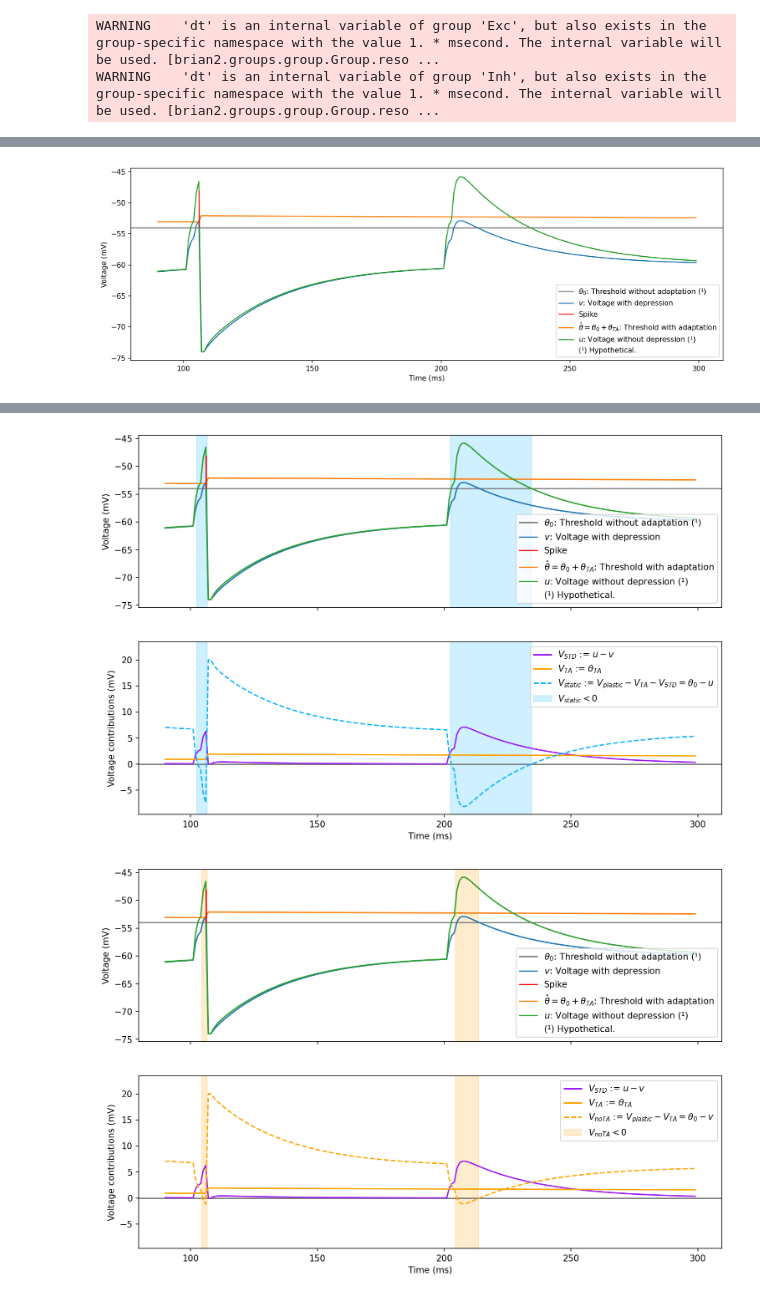
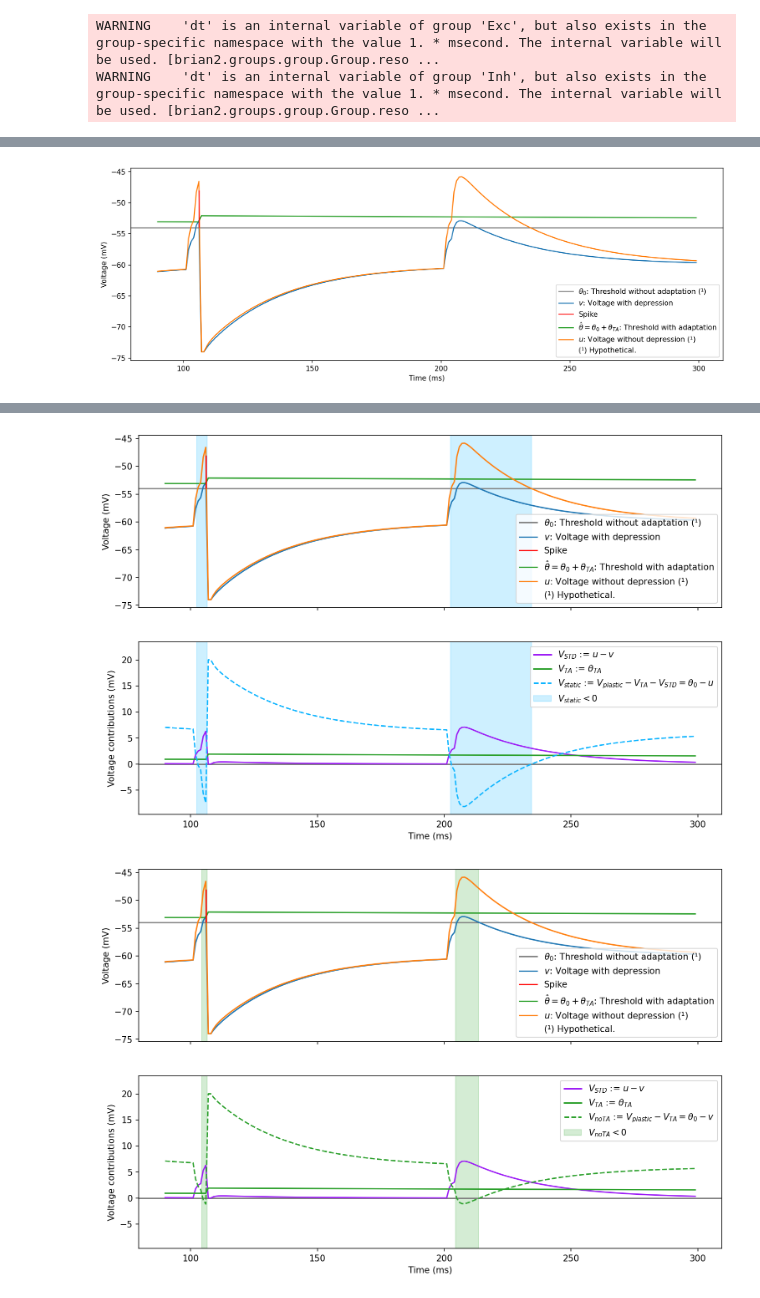
Before and after one commit to kernfel/plasticity-synergy-deviance-detection-history, a Jupyter notebook: explaining_voltage_space.ipynb, the cells around one changed output, grey strips where cells are left out. Cells and saved outputs as stored; diff of their text form; code cells hidden in the pictures.

Commit message:
Canonicalize STD/TA colors
This also changes the TA color to avoid conflicts between these and
the ccc_divergent colormap.

```diff
--- a/explaining_voltage_space.ipynb
+++ b/explaining_voltage_space.ipynb
@@ -80,7 +81,7 @@ for j in sorting[:1]:
         axs[0].vlines(spike/ms, params['v_threshold']/mV, (params['v_rest']+2*(params['v_threshold']-params['v_rest']))/mV, color='r')
     axs[0].plot([], color='r', label='Spike')
     axs[0].plot(time/ms, v/mV, label='Membrane voltage ($\\tau$ = 30 ms)')
-    axs[0].plot(time/ms, (th_adapt + params['v_threshold'])/mV, label='Firing threshold ($\\tau$ = 1 s)')
+    axs[0].plot(time/ms, (th_adapt + params['v_threshold'])/mV, label='Firing threshold ($\\tau$ = 1 s)', c=colors['Threshold'])
     axs[0].legend(loc=legend_loc)
     axs[0].set_ylabel('Voltage (mV)')
 
@@ -89,7 +90,7 @@ for j in sorting[:1]:
     axs[1].legend(loc=legend_loc)
     axs[1].set_ylabel('Synaptic conductance')
 
-    axs[2].plot(time/ms, xr, '--', c='C2', label='Synaptic depression factor ($\\tau$ = 150 ms)')
+    axs[2].plot(time/ms, xr, '--', c=colors['Depression'], label='Synaptic depression factor ($\\tau$ = 150 ms)')
     axs[2].vlines(spikes/ms, 0, xr[(((spikes+params['dt']/2))/params['dt']).astype(int)], color='r')
     axs[2].plot([], c='r', label='Synaptic output')
     axs[2].set_ylim(bottom=0)
@@ -130,13 +131,14 @@ for B in buildup.values():
         axs = [ax]
     plt.xlabel('Time (ms)')
 
-    axs[0].axhline((params['v_threshold'])/mV, color='grey', label='$\\theta_0$: Threshold without adaptation (¹)')
-    axs[0].plot(time[tslice]/ms, v[tslice]/mV, label='$v$: Voltage with depression')
-    axs[0].plot([], color='r', label='Spike')
+    axs[0].axhline((params['v_threshold'])/mV, label='$\\theta_0$: Threshold without adaptation (¹)', color='grey')
+    axs[0].plot(time[tslice]/ms, v[tslice]/mV, label='$v$: Voltage with depression', color='C0')
+    axs[0].plot([], label='Spike', color='r')
     if B >= buildup['TA']:
-        axs[0].plot(time[tslice]/ms, (th_adapt[tslice] + params['v_threshold'])/mV, label='$\\hat \\theta = \\theta_0+\\theta_{TA}$: Threshold with adaptation')
+        axs[0].plot(time[tslice]/ms, (th_adapt[tslice] + params['v_threshold'])/mV,
+                    label='$\\hat \\theta = \\theta_0+\\theta_{TA}$: Threshold with adaptation', color=colors['Threshold'])
     if B >= buildup['STD']:
-        axs[0].plot(time[tslice]/ms, u[tslice]/mV, label='$u$: Voltage without depression (¹)')
+        axs[0].plot(time[tslice]/ms, u[tslice]/mV, label='$u$: Voltage without depression (¹)', color='C1')
     for spike in spikes:
         if spike >= time[tslice][0] and spike <= time[tslice][-1]:
             axs[0].vlines(spike/ms, params['v_threshold']/mV, (params['v_rest']+2*(params['v_threshold']-params['v_rest']))/mV, color='r')
@@ -152,9 +154,9 @@ for B in buildup.values():
     if B >= buildup['panel2']:
         axs[1].axhline(0, color='grey')
         if B >= buildup['p2-STD']:
-            axs[1].plot(time[tslice]/ms, depression[tslice]/mV, c='#9b19f5', label='$V_{STD}$ := $u-v$')
+            axs[1].plot(time[tslice]/ms, depression[tslice]/mV, c=colors['Depression'], label='$V_{STD}$ := $u-v$')
         if B >= buildup['p2-TA']:
-            axs[1].plot(time[tslice]/ms, threshold[tslice]/mV, c='#ffa300', label='$V_{TA}$ := $\\theta_{TA}$')
+            axs[1].plot(time[tslice]/ms, threshold[tslice]/mV, c=colors['Threshold'], label='$V_{TA}$ := $\\theta_{TA}$')
         axs[1].set_ylabel('Voltage contributions (mV)')
         lo, hi = (
             np.min([depression[tslice], threshold[tslice], -activity[tslice],
@@ -171,17 +173,17 @@ for B in buildup.values():
             for ax in axs:
                 ax.axvspan(t_up, t_down, color='#0bb4ff', alpha=.2, label='$V_{static} < 0$' if up==steps[0] else '')
     elif B == buildup['mask-TA']:
-        axs[1].plot(time[tslice]/ms, v_noTA[tslice]/mV, ls='--', c='#ffa300', label='$V_{noTA}$ := $V_{plastic} - V_{TA} = \\theta_0-v$')
+        axs[1].plot(time[tslice]/ms, v_noTA[tslice]/mV, ls='--', c=colors['Threshold'], label='$V_{noTA}$ := $V_{plastic} - V_{TA} = \\theta_0-v$')
         for up, down in steps_noTA.reshape(-1, 2):
             t_up, t_down = map(lambda x: (x*params['dt'] - params['dt']/2)/ms, (up, down))
             for ax in axs:
-                ax.axvspan(t_up, t_down, color='#ffa300', alpha=.2, label='$V_{noTA} < 0$' if up==steps_noTA[0] else '')
+                ax.axvspan(t_up, t_down, color=colors['Threshold'], alpha=.2, label='$V_{noTA} < 0$' if up==steps_noTA[0] else '')
     elif B == buildup['mask-STD']:
-        axs[1].plot(time[tslice]/ms, v_noSTD[tslice]/mV, ls='--', c='#9b19f5', label='$V_{noSTD}$ := $V_{plastic} - V_{STD} = \\hat\\theta-u$')
+        axs[1].plot(time[tslice]/ms, v_noSTD[tslice]/mV, ls='--', c=colors['Depression'], label='$V_{noSTD}$ := $V_{plastic} - V_{STD} = \\hat\\theta-u$')
         for up, down in steps_noSTD.reshape(-1, 2):
             t_up, t_down = map(lambda x: (x*params['dt'] - params['dt']/2)/ms, (up, down))
             for ax in axs:
-                ax.axvspan(t_up, t_down, color='#9b19f5', alpha=.2, label='$V_{noSTD} < 0$' if up==steps_noSTD[0] else '')
+                ax.axvspan(t_up, t_down, color=colors['Depression'], alpha=.2, label='$V_{noSTD} < 0$' if up==steps_noSTD[0] else '')
 
     if B > buildup['panel2']:
         axs[1].legend(loc='upper right', fontsize=10)
@@ -191 +193 @@ for B in buildup.values():
-[figure, old version]
+[figure, new version]
@@ -195,2 +197,2 @@ for B in buildup.values():
-[figure, old version]
+[figure, new version]
-[figure, old version]
+[figure, new version]
```
Also changed, not shown: parts of 3 cells of this notebook, 1 other file.
